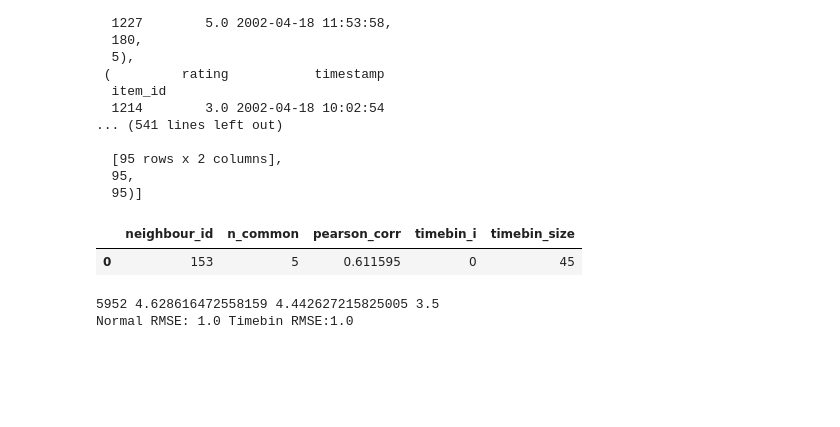
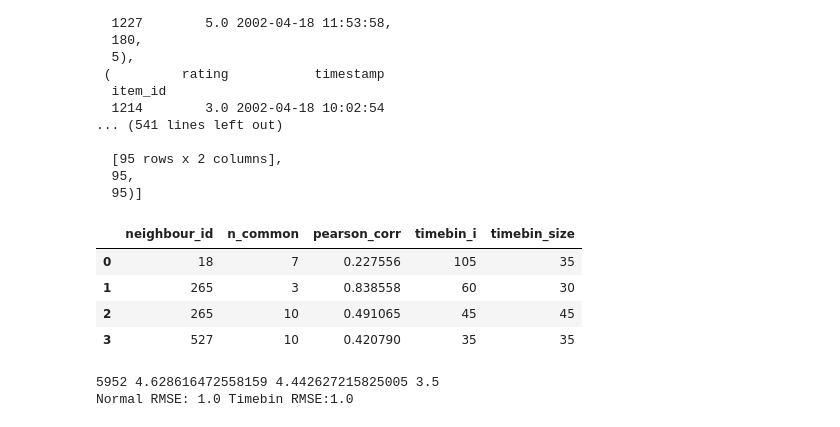
Before and after one commit to katipogluMustafa/project-alpha, a Jupyter notebook: Training_2/03_Improve_RecSys_Old_Design/RecSysFramework.ipynb, the cells around one changed output. Drawn from its saved outputs; the diff is of its cells as text; code cells hidden in the pictures; blank space fills up the shorter version.

Commit message:
Improve Timebin Analizer

```diff
--- a/Training_2/03_Improve_RecSys_Old_Design/RecSysFramework.ipynb
+++ b/Training_2/03_Improve_RecSys_Old_Design/RecSysFramework.ipynb
@@ -1301,7 +1301,12 @@ class TimebinSimilarity:
                 data.append( (neighbour_id, common_elements, corr, timebin_i, timebin_size) )
                 neighbour_count += 1
 
-        return pd.DataFrame(data, columns=['neighbour_id', 'n_common','pearson_corr', 'timebin_i', 'timebin_size'])
+        similar_timebins = pd.DataFrame(data, columns=['neighbour_id', 'n_common','pearson_corr', 'timebin_i', 'timebin_size'])
+
+        # Drop duplicate (neighbour_id, n_common, pearson_corr, timebin_i, timebin_size) tuples so that now no repeating timebin exists
+        similar_timebins.drop_duplicates(['neighbour_id','n_common', 'pearson_corr', 'timebin_i'], inplace=True)
+
+        return similar_timebins
 
     @staticmethod
     def store_neighbour_data(ratings, similar_timebins, movie_id):
@@ -1630,19 +1632,22 @@ TimebinSimilarity.get_neighbour_timebins(movielens.ratings,
 # %%
 TimebinSimilarity.get_knn(ratings=movielens.ratings,
                                    user_id=448,
                                    k=10,
                                    timebin_i=60,
-                                   timebin_size=43,
+                                   timebin_size=150,
                                    neighbour_min_s=5,
                                    neighbour_max_s=50,
                                    neighbour_step_size=5,
                                    corr_threshold=0,
                                    movie_id=1961,
                                    min_common_neighbour_ratings=3,
                                    min_common_elements=3)
 # %% [output]
 |  | neighbour_id | n_common | pearson_corr | timebin_i | timebin_size |
-| 0 | 153 | 5 | 0.611595 | 0 | 45 |
+| 0 | 18 | 7 | 0.227556 | 105 | 35 |
+| 1 | 265 | 3 | 0.838558 | 60 | 30 |
+| 2 | 265 | 10 | 0.491065 | 45 | 45 |
+| 3 | 527 | 10 | 0.420790 | 35 | 35 |
 # %%
 AnalizeTimebinSimilarity.analize_timebin_prediction(movie_ratings, movielens.ratings, n=1, s=43, k=10,
                            min_neighbour=3, corr_threshold=0.1,
```
Also changed, not shown: parts of 1 cell of this notebook.
